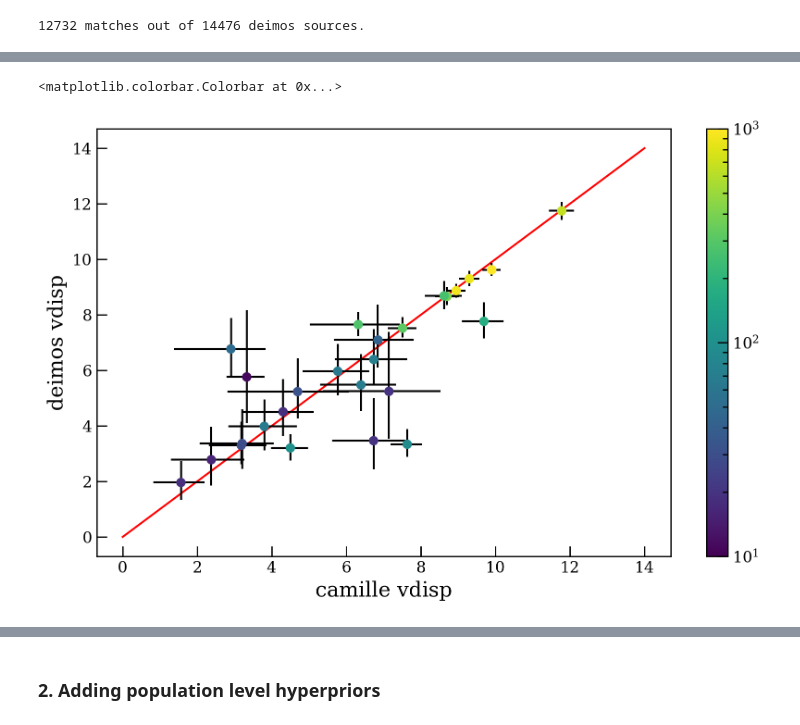
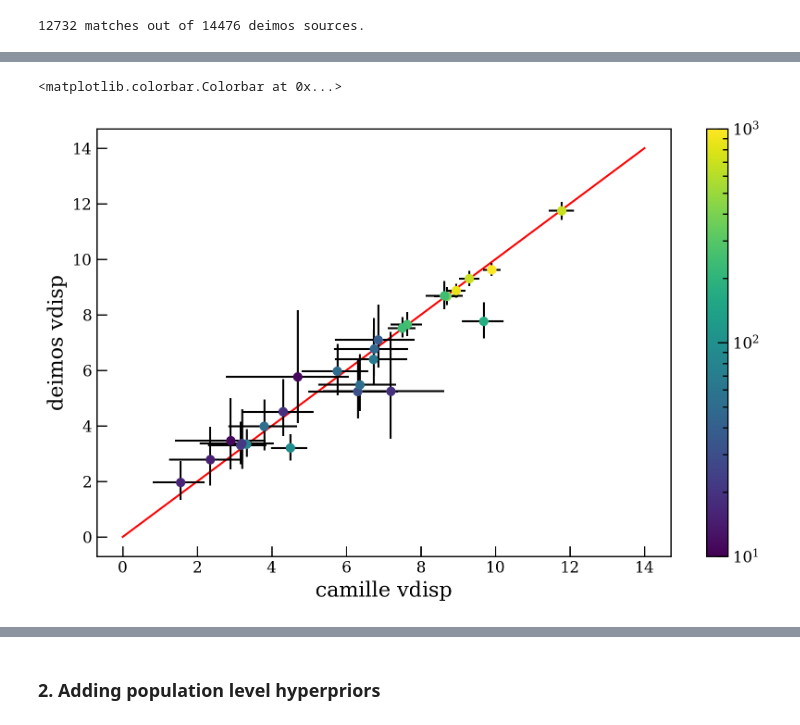
Before and after one commit to camchiu/dwarfs_hierarchical, a Jupyter notebook: final_project.ipynb, the cells around one changed output, grey strips where cells are left out. Cells and saved outputs as stored; diff of their text form; code cells hidden in the pictures.

```diff
--- a/final_project.ipynb
+++ b/final_project.ipynb
@@ -262,11 +186,12 @@ plt.colorbar()
-# %%
-plt.errorbar(systems["vdisp_1"], systems["sigma"], xerr = np.array([systems["vdisp_1ep"], systems["vdisp_1em"]]),
-             yerr = np.array([systems["serr_low"], systems["serr_up"]]), fmt = "o", c = "black", ms = 2, zorder = 1)
-plt.scatter(systems["vdisp_1"], systems["sigma"], c = systems["N_mem"], cmap = "viridis", norm = LogNorm(10, 1e3), zorder = 2, s = 40)
-plt.plot([0, 14], [0, 14], c = "red", zorder = 0)
-plt.xlabel("camille vdisp")
-plt.ylabel("deimos vdisp")
-plt.colorbar()
-# %% [output]
-<matplotlib.colorbar.Colorbar at 0x...>
-[figure, removed]
+# %%
+### double check with marla values
+plt.errorbar(systems["vdisp_1"], systems["sigma"], xerr = np.array([systems["vdisp_1ep"], systems["vdisp_1em"]]),
+             yerr = np.array([systems["serr_low"], systems["serr_up"]]), fmt = "o", c = "black", ms = 2, zorder = 1)
+plt.scatter(systems["vdisp_1"], systems["sigma"], c = systems["Nstar"], cmap = "viridis", norm = LogNorm(10, 1e3), zorder = 2, s = 40)
+plt.plot([0, 14], [0, 14], c = "red", zorder = 0)
+plt.xlabel("camille vdisp")
+plt.ylabel("deimos vdisp")
+plt.colorbar()
+# %% [output]
+<matplotlib.colorbar.Colorbar at 0x...>
+[figure, added]
```
Also changed, not shown: parts of 41 cells of this notebook, 2 other files.
